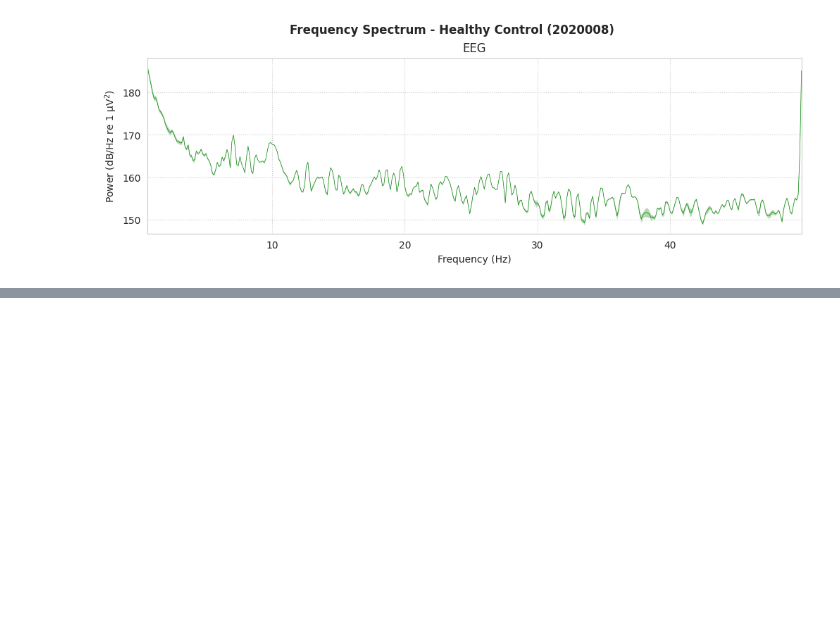
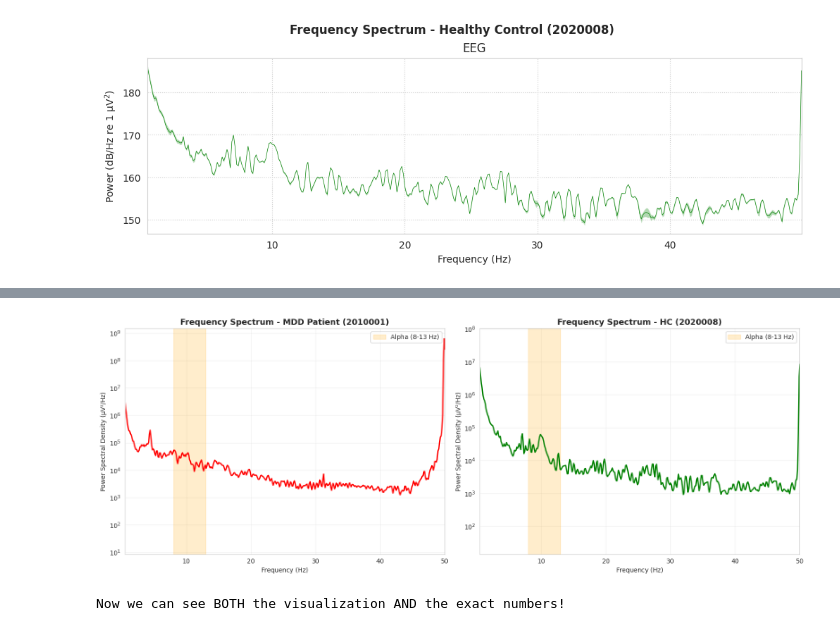
Before and after one commit to visionbyangelic/Neuro-Data, a Jupyter notebook: depression-biomarker-detection-from-resting-state.ipynb, the cells around one changed output, grey strips where cells are left out. Saved outputs shown, nothing was run; the diff lists cells and outputs as text; code cells hidden in the pictures; blank space fills up the shorter version.

```diff
--- a/depression-biomarker-detection-from-resting-state.ipynb
+++ b/depression-biomarker-detection-from-resting-state.ipynb
@@ -716,3 +702,73 @@ Effective window size : 8.192 (s)
 Plotting power spectral density (dB=True).
 [figure]
 [figure]
+# %%
+# Power Spectral Density with Numerical Analysis
+
+from scipy.signal import welch
+
+print("FREQUENCY ANALYSIS - QUANTITATIVE COMPARISON")
+print("=" * 70)
+
+# Compute PSD for both subjects using scipy
+freq_mdd, psd_mdd = welch(mdd_data, fs=250, nperseg=2048, axis=1)
+freq_hc, psd_hc = welch(hc_data, fs=250, nperseg=2048, axis=1)
+
+# Average across channels
+psd_mdd_avg = psd_mdd.mean(axis=0)
+psd_hc_avg = psd_hc.mean(axis=0)
+
+# Define frequency bands
+bands = {
+    'Delta': (0.5, 4),
+    'Theta': (4, 8),
+    'Alpha': (8, 13),
+    'Beta': (13, 30),
+    'Gamma': (30, 50)
+}
+
+print(f"\nMDD Patient (Subject {mdd_id}):")
+print("-" * 70)
+for band_name, (low, high) in bands.items():
+    mask = (freq_mdd >= low) & (freq_mdd <= high)
+    power = psd_mdd_avg[mask].mean()
+    peak_freq = freq_mdd[mask][psd_mdd_avg[mask].argmax()]
+    print(f"{band_name:8} ({low:4.1f}-{high:4.1f} Hz): Power = {power:8.2f} μV², Peak at {peak_freq:.2f} Hz")
+
+print(f"\nHealthy Control (Subject {hc_id}):")
+print("-" * 70)
+for band_name, (low, high) in bands.items():
+    mask = (freq_hc >= low) & (freq_hc <= high)
+    power = psd_hc_avg[mask].mean()
+    peak_freq = freq_hc[mask][psd_hc_avg[mask].argmax()]
+    print(f"{band_name:8} ({low:4.1f}-{high:4.1f} Hz): Power = {power:8.2f} μV², Peak at {peak_freq:.2f} Hz")
+
+# Now plot with these values
+fig, axes = plt.subplots(1, 2, figsize=(16, 6))
+
+# MDD
+axes[0].semilogy(freq_mdd, psd_mdd_avg, color='red', linewidth=2)
+axes[0].set_xlim(0.5, 50)
+axes[0].set_title(f'Frequency Spectrum - MDD Patient ({mdd_id})', fontweight='bold', fontsize=13)
+axes[0].set_xlabel('Frequency (Hz)')
+axes[0].set_ylabel('Power Spectral Density (μV²/Hz)')
+axes[0].grid(alpha=0.3)
+# Add band regions
+axes[0].axvspan(8, 13, alpha=0.2, color='orange', label='Alpha (8-13 Hz)')
+axes[0].legend()
+
+# HC
+axes[1].semilogy(freq_hc, psd_hc_avg, color='green', linewidth=2)
+axes[1].set_xlim(0.5, 50)
+axes[1].set_title(f'Frequency Spectrum - HC ({hc_id})', fontweight='bold', fontsize=13)
+axes[1].set_xlabel('Frequency (Hz)')
+axes[1].set_ylabel('Power Spectral Density (μV²/Hz)')
+axes[1].grid(alpha=0.3)
+axes[1].axvspan(8, 13, alpha=0.2, color='orange', label='Alpha (8-13 Hz)')
+axes[1].legend()
+
+plt.tight_layout()
+plt.show()
+
+print("\nNow we can see BOTH the visualization AND the exact numbers!")
+# %% [output]
@@ -718,0 +793,2 @@ Plotting power spectral density (dB=True).
+[figure, added]
+Now we can see BOTH the visualization AND the exact numbers!
```
Also changed, not shown: parts of 10 cells of this notebook.
